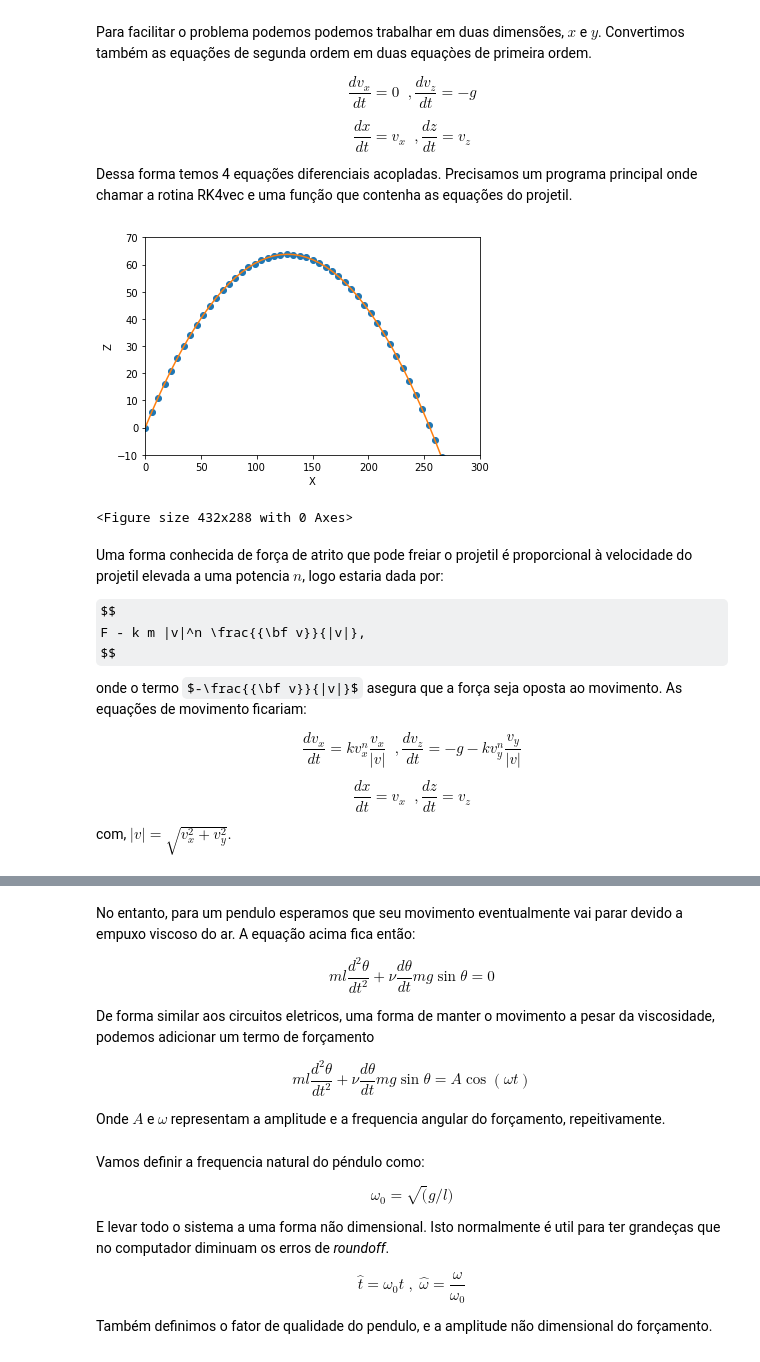
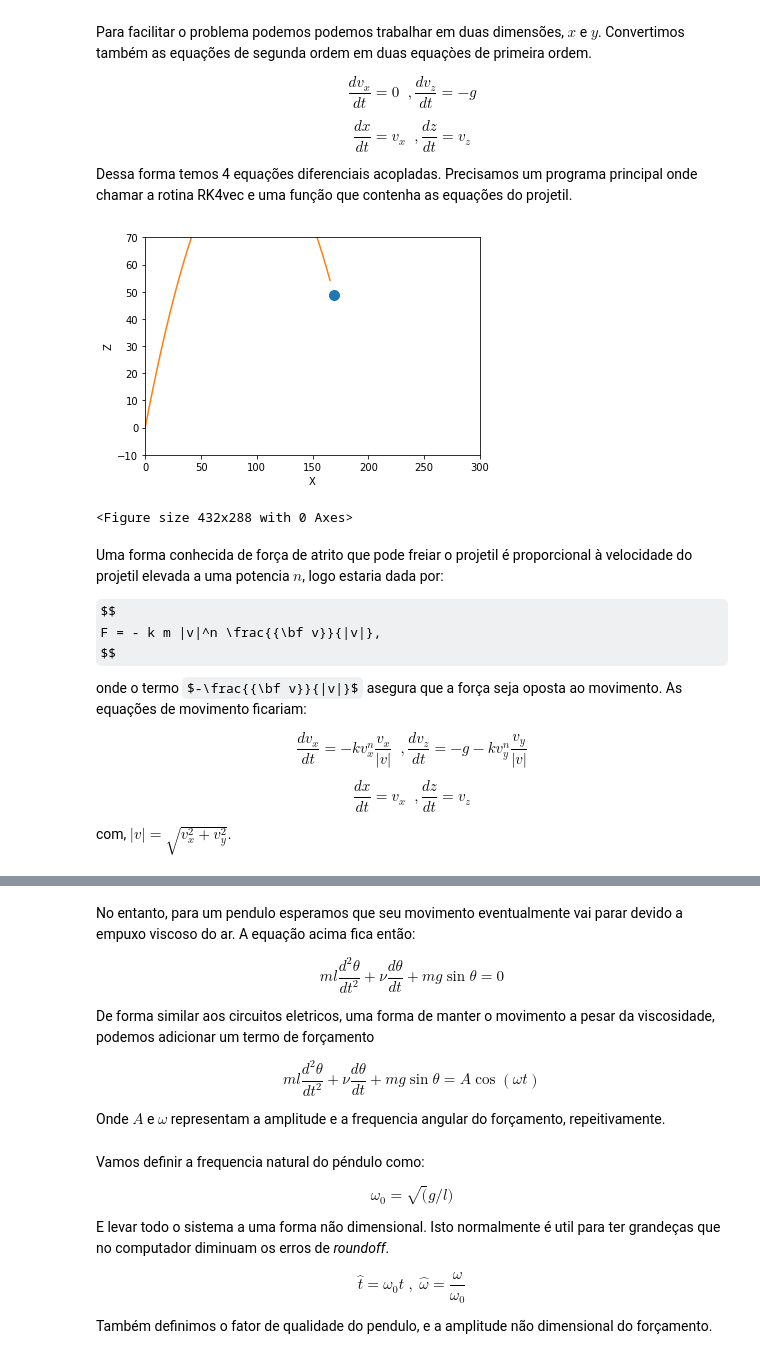
Before and after one commit to tavo-buk/icfis, a Jupyter notebook: EDO2.ipynb, the cells around one changed output, grey strips where cells are left out. Saved outputs shown, nothing was run; the diff lists cells and outputs as text; code cells hidden in the pictures; some formulas as TeX source.

```diff
--- a/EDO2.ipynb
+++ b/EDO2.ipynb
@@ -124,37 +124,37 @@ def proj_f(t,m,u):
 
     return uprime
 # %%
-x, vx, z, vz, t = projetil(angle=45,v0=50)
+x, vx, z, vz, t = projetil(angle=65,v0=50)
 # %%
 from IPython import display
 import time
 
 for i in range(50):
     plt.xlim(0.,300.)
     plt.ylim(-10,70)
     plt.xlabel('X')
     plt.ylabel('Z')
     plt.plot(x[i],z[i],'o',markersize=10)
     plt.plot(x[0:i],z[0:i])
-    plt.scatter(x[0:i],z[0:i])
+    #plt.scatter(x[0:i],z[0:i])
     display.clear_output(wait=True)
     display.display(plt.gcf())
     plt.gcf().clear()
-    time.sleep(0.0001)
+    time.sleep(0.1)
 # %% [output]
-[figure, old version]
+[figure, new version]
 <Figure size 432x288 with 0 Axes>
 # %% [markdown]
 Uma forma conhecida de força de atrito que pode freiar o projetil é proporcional à velocidade do projetil elevada a uma potencia $n$, logo estaria dada por:
 
 $$
-F - k m |v|^n \frac{{\bf v}}{|v|},
+F = - k m |v|^n \frac{{\bf v}}{|v|},
 $$
 
 onde o termo $-\frac{{\bf v}}{|v|}$  asegura que a força seja oposta ao movimento. As equações de movimento ficariam:
 
 $$
-\frac{d v_x}{dt} = k v_x^n \frac{v_x}{|v|} \; \;,  \frac{d v_z}{dt} = -g - k v_y^n \frac{v_y}{|v|}
+\frac{d v_x}{dt} = -k v_x^n \frac{v_x}{|v|} \; \;,  \frac{d v_z}{dt} = -g - k v_y^n \frac{v_y}{|v|}
 $$
 
 $$
@@ -202,13 +202,13 @@ $$
 No entanto, para um pendulo esperamos que seu movimento eventualmente vai parar devido a empuxo viscoso do ar. A equação acima fica então:
 
 $$
-ml \frac{d^2 \theta}{dt^2} + \nu \frac{d \theta}{dt}  mg \sin\theta = 0
+ml \frac{d^2 \theta}{dt^2} + \nu \frac{d \theta}{dt} +  mg \sin\theta = 0
 $$
 
 De forma similar aos circuitos eletricos, uma forma de manter o movimento a pesar da viscosidade, podemos adicionar um termo de forçamento
 
 $$
-ml \frac{d^2 \theta}{dt^2} + \nu \frac{d \theta}{dt}  mg \sin\theta = A \cos(\omega t)
+ml \frac{d^2 \theta}{dt^2} + \nu \frac{d \theta}{dt} + mg \sin\theta = A \cos(\omega t)
 $$
 
 Onde $A$ e $\omega$ representam a amplitude e a frequencia angular do forçamento, repeitivamente.
```
Also changed, not shown: parts of 4 cells of this notebook.
